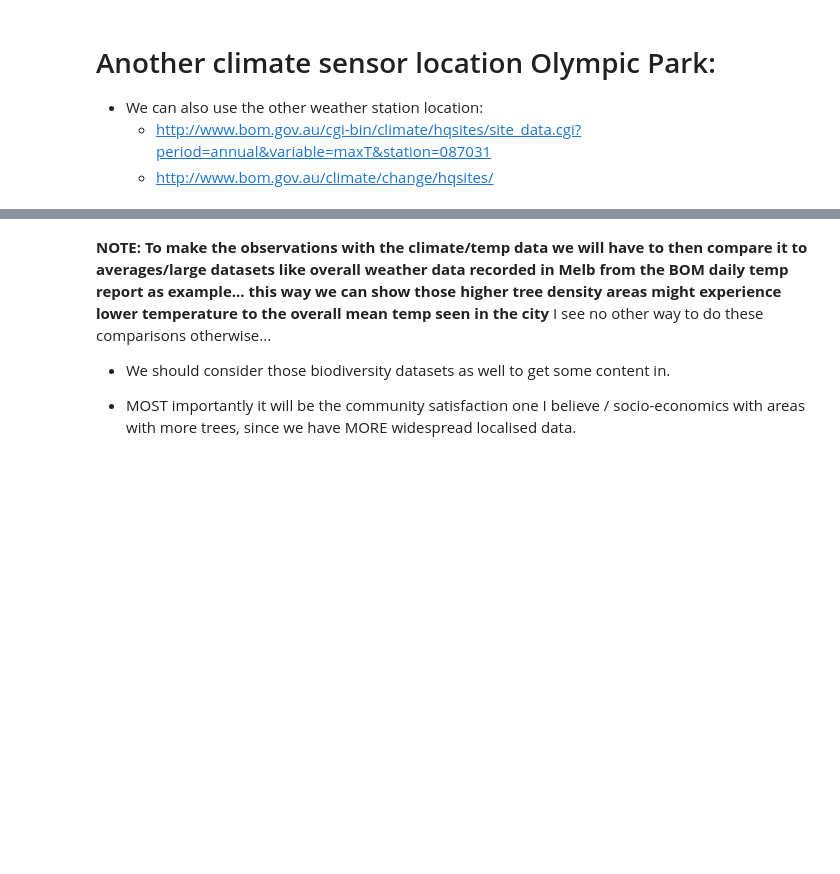
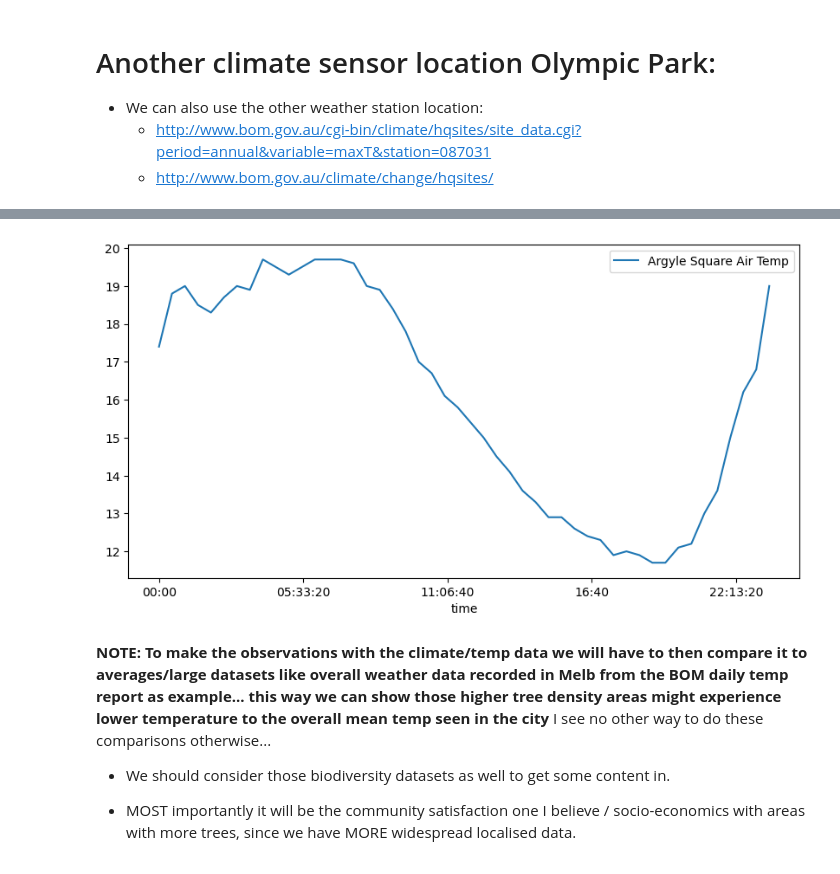
Before and after one commit to oida-dtu/SocialDataFinalProject, a Jupyter notebook: Workbook.ipynb, the cells around one changed output, grey strips where cells are left out. Cells and saved outputs as stored; diff of their text form; code cells hidden in the pictures; blank space fills up the shorter version.

```diff
--- a/Workbook.ipynb
+++ b/Workbook.ipynb
@@ -279,3 +353,18 @@ df_argyle.head()
+# %%
+# Something wrong with the above code:
+#Make a col that seperates TIME and DATE:
+df_olympic['time'] = df_olympic['local_date_time_full'].dt.time
+df_olympic['date'] = df_olympic['local_date_time_full'].dt.date
+
+
+df_olympic.head()
+df_olympic_0311 = df_olympic[df_olympic['date'] == pd.to_datetime('2021-03-10').date()]
+
+
+df_olympic_0311.plot(x='time', y='air_temp', figsize=(10,5), alpha=1, label='Argyle Square Air Temp')
+plt.show()
+# %% [output]
+[figure, added]
 # %% [markdown]
 **NOTE: To make the observations with the climate/temp data we will have to then compare it to averages/large datasets like overall weather data recorded in Melb from the BOM daily temp report as example... this way we can show those higher tree density areas might experience lower temperature to the overall mean temp seen in the city** I see no other way to do these comparisons otherwise...
 
```
Also changed, not shown: parts of 21 cells of this notebook, 2 other files.
